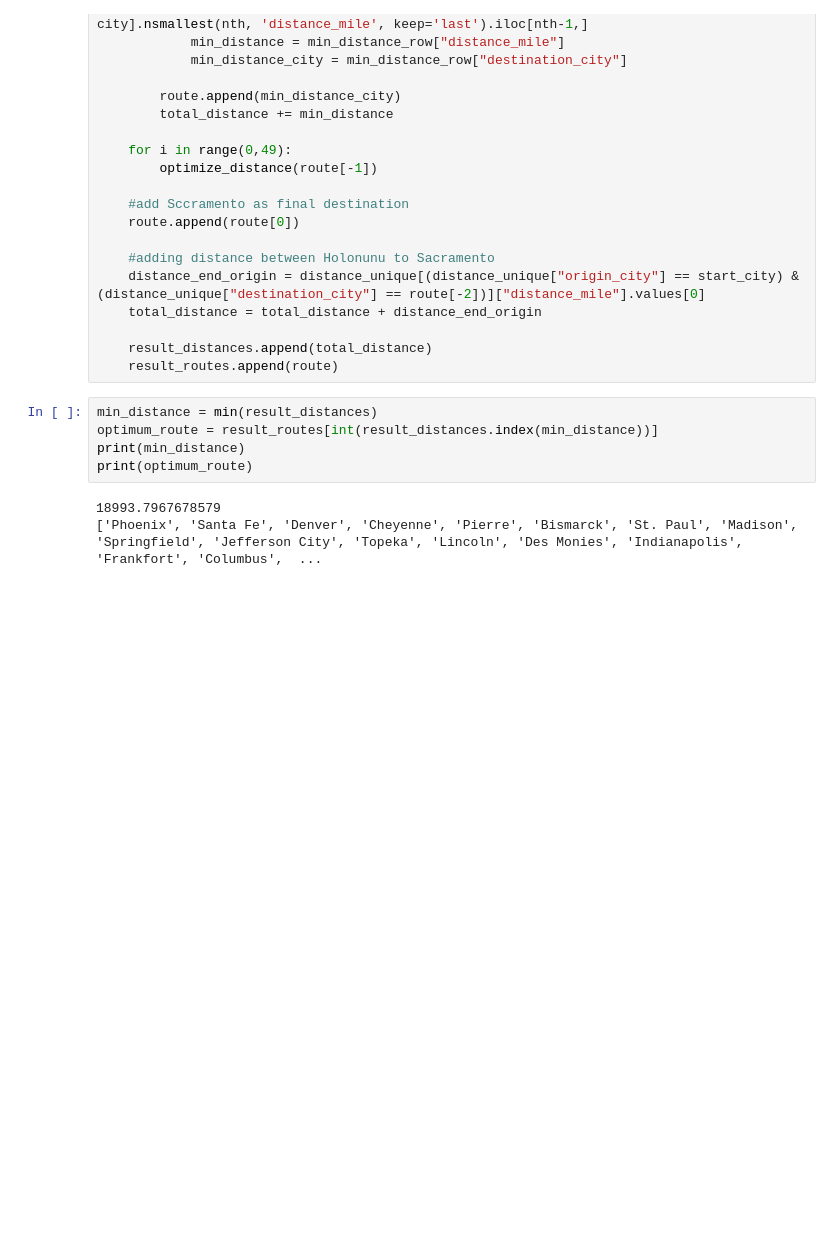
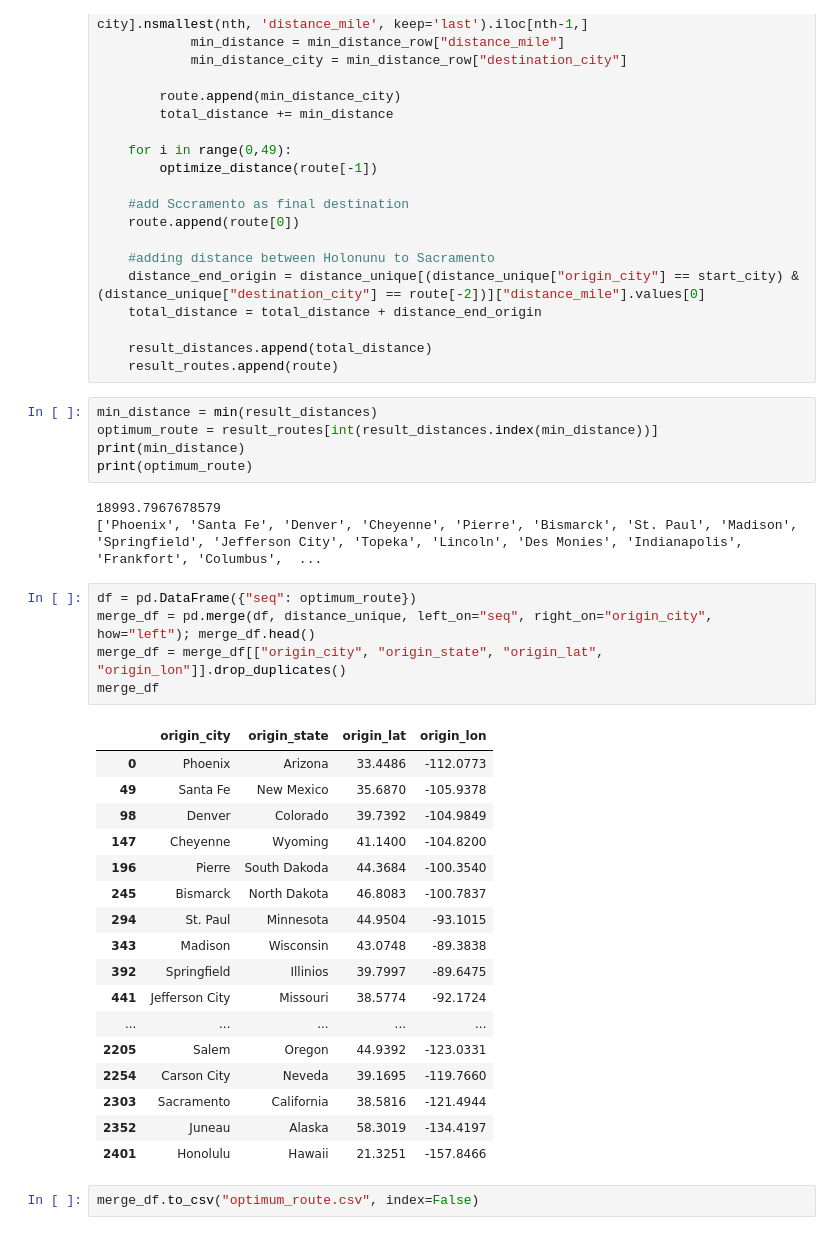
Before and after one commit to Barneybean/busnessman_problem, a Jupyter notebook: Travelman_Problem.ipynb, the cells around one changed output. Drawn from its saved outputs; the diff is of its cells as text; blank space fills up the shorter version.

Commit message:
updated map and optimized distance

```diff
--- a/Travelman_Problem.ipynb
+++ b/Travelman_Problem.ipynb
@@ -342,3 +342,28 @@ print(optimum_route)
 # %% [output]
 18993.7967678579
 ['Phoenix', 'Santa Fe', 'Denver', 'Cheyenne', 'Pierre', 'Bismarck', 'St. Paul', 'Madison', 'Springfield', 'Jefferson City', 'Topeka', 'Lincoln', 'Des Monies', 'Indianapolis', 'Frankfort', 'Columbus',  ...
+# %%
+df = pd.DataFrame({"seq": optimum_route})
+merge_df = pd.merge(df, distance_unique, left_on="seq", right_on="origin_city", how="left"); merge_df.head()
+merge_df = merge_df[["origin_city", "origin_state", "origin_lat", "origin_lon"]].drop_duplicates()
+merge_df
+# %% [output]
+|  | origin_city | origin_state | origin_lat | origin_lon |
+| 0 | Phoenix | Arizona | 33.4486 | -112.0773 |
+| 49 | Santa Fe | New Mexico | 35.6870 | -105.9378 |
+| 98 | Denver | Colorado | 39.7392 | -104.9849 |
+| 147 | Cheyenne | Wyoming | 41.1400 | -104.8200 |
+| 196 | Pierre | South Dakoda | 44.3684 | -100.3540 |
+| 245 | Bismarck | North Dakota | 46.8083 | -100.7837 |
+| 294 | St. Paul | Minnesota | 44.9504 | -93.1015 |
+| 343 | Madison | Wisconsin | 43.0748 | -89.3838 |
+| 392 | Springfield | Illinios | 39.7997 | -89.6475 |
+| 441 | Jefferson City | Missouri | 38.5774 | -92.1724 |
+| ... | ... | ... | ... | ... |
+| 2205 | Salem | Oregon | 44.9392 | -123.0331 |
+| 2254 | Carson City | Neveda | 39.1695 | -119.7660 |
+| 2303 | Sacramento | California | 38.5816 | -121.4944 |
+| 2352 | Juneau | Alaska | 58.3019 | -134.4197 |
+| 2401 | Honolulu | Hawaii | 21.3251 | -157.8466 |
+# %%
+merge_df.to_csv("optimum_route.csv", index=False)
```
Also changed, not shown: 5 other files.
